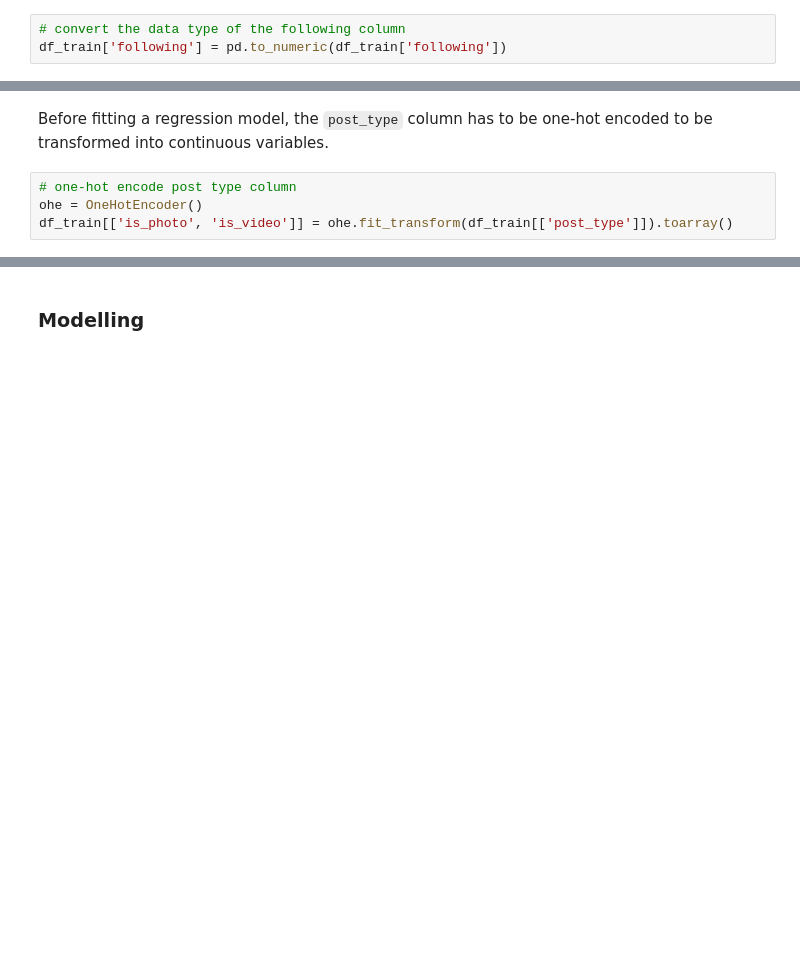
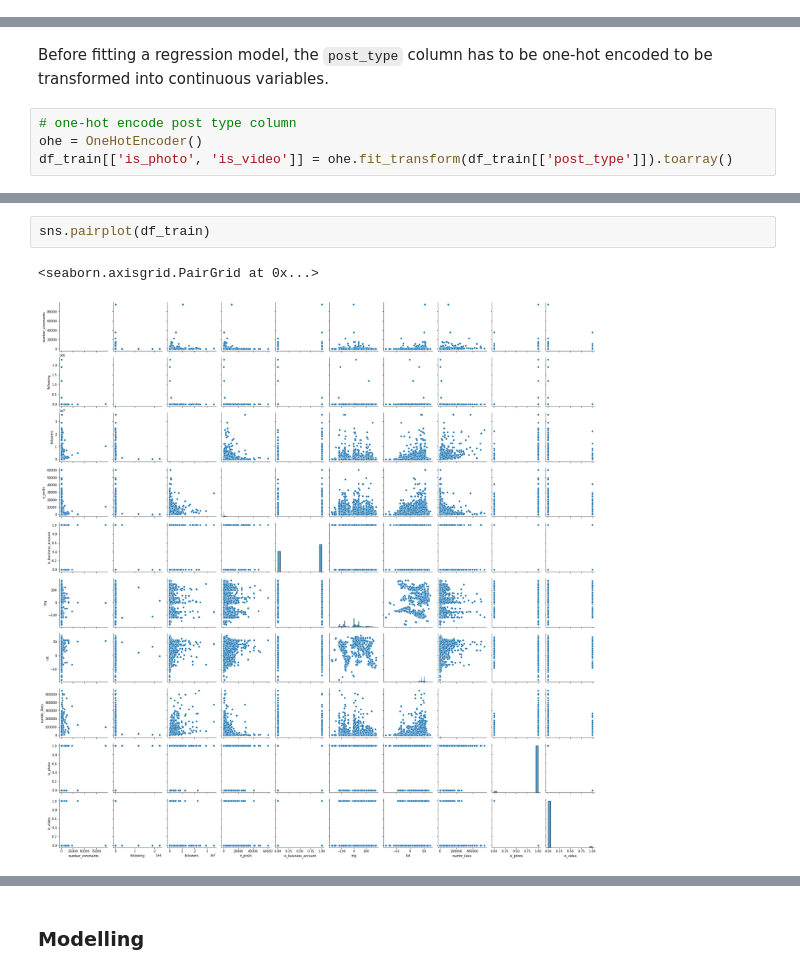
Before and after one commit to seenyanlee/viral-instagram-posts, a Jupyter notebook: submission.ipynb, the cells around one changed output, grey strips where cells are left out. Drawn from its saved outputs; the diff is of its cells as text; blank space fills up the shorter version.

```diff
--- a/submission.ipynb
+++ b/submission.ipynb
@@ -169,6 +169,3 @@ dtypes: float64(1), int64(6), object(2)
 memory usage: 1.7+ MB
 # %% [markdown]
 Some columns are not in the correct data type, so conversion will be performed.
-# %%
-# convert the data type of the following column
-df_train['following'] = pd.to_numeric(df_train['following'])
@@ -334,3 +315,8 @@ df_train.head()
 | 19193237 | 15 | 5378 | 36618 | 1259 | 1 | 11 | 51 | 1576 | ... |
 | 11733129 | 5 | 62 | 126 | 39 | 0 | -118 | 52 | 29 | ... |
 | 8540244 | 11 | 544 | 45450 | 1251 | 1 | 30 | 59 | 1487 | ... |
+# %%
+sns.pairplot(df_train)
+# %% [output]
+<seaborn.axisgrid.PairGrid at 0x...>
+[figure, added]
```
Also changed, not shown: parts of 26 cells of this notebook.
